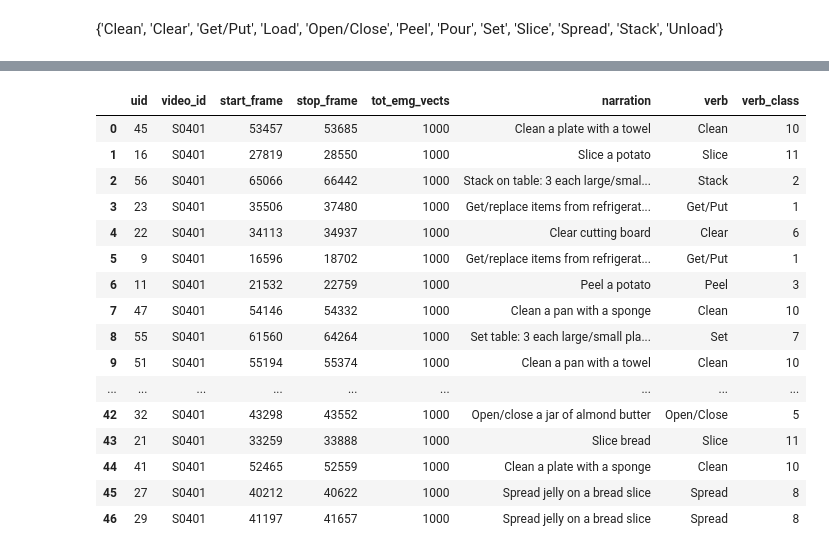
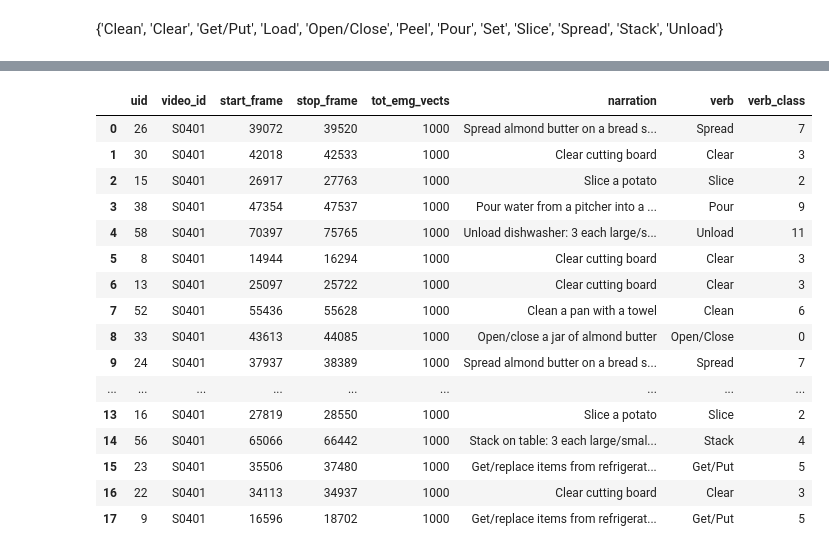
Before and after one commit to angrytako/deep-learning-egovision, a Jupyter notebook: extract_from_action_sense.ipynb, the cells around one changed output, grey strips where cells are left out. Drawn from its saved outputs; the diff is of its cells as text; code cells hidden in the pictures.

```diff
--- a/extract_from_action_sense.ipynb
+++ b/extract_from_action_sense.ipynb
@@ -228,28 +228,28 @@ records_pd
 # %%
 
-train, test = train_test_split(records_pd, test_size=0.2, random_state=9341)
+train, test = train_test_split(records_pd, test_size=0.3, random_state=9341)
 # %%
 train_final = train.reset_index(drop=True)
 test_final = test.reset_index(drop=True)
-train_final
+test_final
 # %% [output]
 |  | uid | video_id | start_frame | stop_frame | tot_emg_vects | narration | verb | verb_class |
-| 0 | 45 | S0401 | 53457 | 53685 | 1000 | Clean a plate with a towel | Clean | 10 |
-| 1 | 16 | S0401 | 27819 | 28550 | 1000 | Slice a potato | Slice | 11 |
-| 2 | 56 | S0401 | 65066 | 66442 | 1000 | Stack on table: 3 each large/smal... | Stack | 2 |
-| 3 | 23 | S0401 | 35506 | 37480 | 1000 | Get/replace items from refrigerat... | Get/Put | 1 |
-| 4 | 22 | S0401 | 34113 | 34937 | 1000 | Clear cutting board | Clear | 6 |
-| 5 | 9 | S0401 | 16596 | 18702 | 1000 | Get/replace items from refrigerat... | Get/Put | 1 |
-| 6 | 11 | S0401 | 21532 | 22759 | 1000 | Peel a potato | Peel | 3 |
-| 7 | 47 | S0401 | 54146 | 54332 | 1000 | Clean a pan with a sponge | Clean | 10 |
-| 8 | 55 | S0401 | 61560 | 64264 | 1000 | Set table: 3 each large/small pla... | Set | 7 |
-| 9 | 51 | S0401 | 55194 | 55374 | 1000 | Clean a pan with a towel | Clean | 10 |
+| 0 | 26 | S0401 | 39072 | 39520 | 1000 | Spread almond butter on a bread s... | Spread | 7 |
+| 1 | 30 | S0401 | 42018 | 42533 | 1000 | Clear cutting board | Clear | 3 |
+| 2 | 15 | S0401 | 26917 | 27763 | 1000 | Slice a potato | Slice | 2 |
+| 3 | 38 | S0401 | 47354 | 47537 | 1000 | Pour water from a pitcher into a ... | Pour | 9 |
+| 4 | 58 | S0401 | 70397 | 75765 | 1000 | Unload dishwasher: 3 each large/s... | Unload | 11 |
+| 5 | 8 | S0401 | 14944 | 16294 | 1000 | Clear cutting board | Clear | 3 |
+| 6 | 13 | S0401 | 25097 | 25722 | 1000 | Clear cutting board | Clear | 3 |
+| 7 | 52 | S0401 | 55436 | 55628 | 1000 | Clean a pan with a towel | Clean | 6 |
+| 8 | 33 | S0401 | 43613 | 44085 | 1000 | Open/close a jar of almond butter | Open/Close | 0 |
+| 9 | 24 | S0401 | 37937 | 38389 | 1000 | Spread almond butter on a bread s... | Spread | 7 |
 | ... | ... | ... | ... | ... | ... | ... | ... | ... |
-| 42 | 32 | S0401 | 43298 | 43552 | 1000 | Open/close a jar of almond butter | Open/Close | 5 |
-| 43 | 21 | S0401 | 33259 | 33888 | 1000 | Slice bread | Slice | 11 |
-| 44 | 41 | S0401 | 52465 | 52559 | 1000 | Clean a plate with a sponge | Clean | 10 |
-| 45 | 27 | S0401 | 40212 | 40622 | 1000 | Spread jelly on a bread slice | Spread | 8 |
-| 46 | 29 | S0401 | 41197 | 41657 | 1000 | Spread jelly on a bread slice | Spread | 8 |
+| 13 | 16 | S0401 | 27819 | 28550 | 1000 | Slice a potato | Slice | 2 |
+| 14 | 56 | S0401 | 65066 | 66442 | 1000 | Stack on table: 3 each large/smal... | Stack | 4 |
+| 15 | 23 | S0401 | 35506 | 37480 | 1000 | Get/replace items from refrigerat... | Get/Put | 5 |
+| 16 | 22 | S0401 | 34113 | 34937 | 1000 | Clear cutting board | Clear | 3 |
+| 17 | 9 | S0401 | 16596 | 18702 | 1000 | Get/replace items from refrigerat... | Get/Put | 5 |
 # %%
 train_final.to_pickle(PIKLE_PATH + "_train.pkl", protocol=4)
 test.to_pickle(PIKLE_PATH + "_test.pkl", protocol=4)
```
Also changed, not shown: parts of 2 cells of this notebook, 4 other files.
